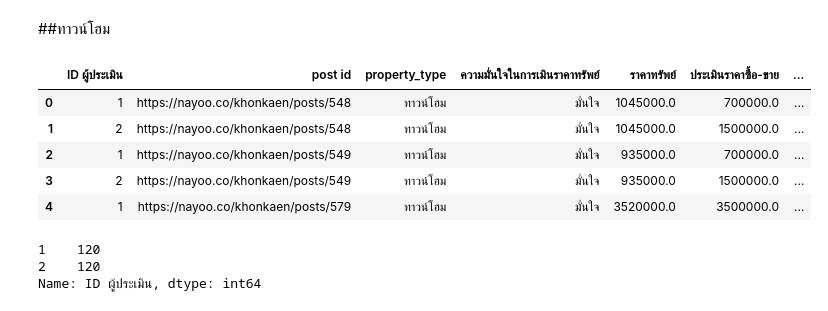
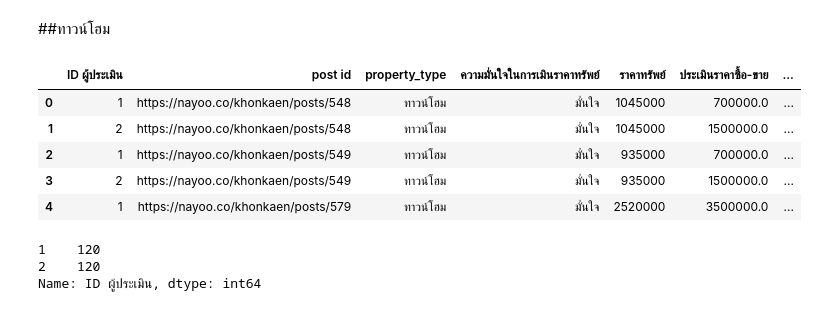
Before and after one commit to bunnybbear/bsc_dpdm22, a Jupyter notebook: [dataprep1]_property_estimator.ipynb, the cells around one changed output. Cells and saved outputs as stored; diff of their text form; code cells hidden in the pictures.

```diff
--- a/[dataprep1]_property_estimator.ipynb
+++ b/[dataprep1]_property_estimator.ipynb
@@ -289,15 +289,15 @@ dataC_P1 = open_dataC[open_dataC['ID ผู้ประเมิน']==1]
 # %% [markdown]
 ##ทาวน์โฮม
 # %%
-open_dataT = pd.read_excel('/content/drive/MyDrive/Data Mining/คำตอบนักประเมิน.xlsx',sheet_name=3)
+open_dataT = pd.read_excel('/content/drive/MyDrive/Data Mining/คำตอบนักประเมิน update.xlsx',sheet_name=3)
 open_dataT.head()
 # %% [output]
 |  | ID ผู้ประเมิน | post id | property_type | ความมั่นใจในการเมินราคาทรัพย์ | ราคาทรัพย์ | ประเมินราคาซื้อ-ขาย | ... |
-| 0 | 1 | https://nayoo.co/khonkaen/posts/548 | ทาวน์โฮม | มั่นใจ | 1045000.0 | 700000.0 | ... |
-| 1 | 2 | https://nayoo.co/khonkaen/posts/548 | ทาวน์โฮม | มั่นใจ | 1045000.0 | 1500000.0 | ... |
-| 2 | 1 | https://nayoo.co/khonkaen/posts/549 | ทาวน์โฮม | มั่นใจ | 935000.0 | 700000.0 | ... |
-| 3 | 2 | https://nayoo.co/khonkaen/posts/549 | ทาวน์โฮม | มั่นใจ | 935000.0 | 1500000.0 | ... |
-| 4 | 1 | https://nayoo.co/khonkaen/posts/579 | ทาวน์โฮม | มั่นใจ | 3520000.0 | 3500000.0 | ... |
+| 0 | 1 | https://nayoo.co/khonkaen/posts/548 | ทาวน์โฮม | มั่นใจ | 1045000 | 700000.0 | ... |
+| 1 | 2 | https://nayoo.co/khonkaen/posts/548 | ทาวน์โฮม | มั่นใจ | 1045000 | 1500000.0 | ... |
+| 2 | 1 | https://nayoo.co/khonkaen/posts/549 | ทาวน์โฮม | มั่นใจ | 935000 | 700000.0 | ... |
+| 3 | 2 | https://nayoo.co/khonkaen/posts/549 | ทาวน์โฮม | มั่นใจ | 935000 | 1500000.0 | ... |
+| 4 | 1 | https://nayoo.co/khonkaen/posts/579 | ทาวน์โฮม | มั่นใจ | 2520000 | 3500000.0 | ... |
 # %%
 open_dataT['ID ผู้ประเมิน'].value_counts()
 # %% [output]
```
Also changed, not shown: parts of 12 cells of this notebook.
